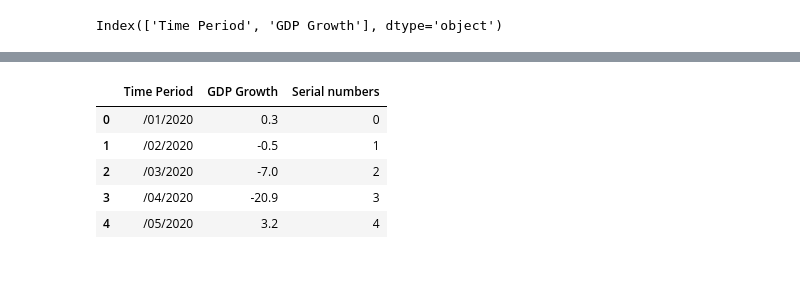
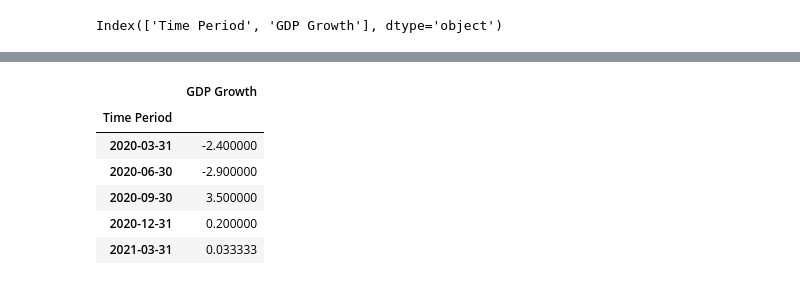
Before and after one commit to chaitnaya0119/Recession_analysis, a Jupyter notebook: Recession_Analysis.ipynb, the cells around one changed output, grey strips where cells are left out. Cells and saved outputs as stored; diff of their text form; code cells hidden in the pictures.

```diff
--- a/Recession_Analysis.ipynb
+++ b/Recession_Analysis.ipynb
@@ -81,14 +81,17 @@ fig.update_layout(title='GDP Growth over Time',
 fig.show()
 # %% [output]
 [interactive output not drawn]
-# %%
-data['Serial numbers'] = np.arange(0,36,1)
-# %%
-data.head()
-# %% [output]
-|  | Time Period | GDP Growth | Serial numbers |
-| 0 | /01/2020 | 0.3 | 0 |
-| 1 | /02/2020 | -0.5 | 1 |
-| 2 | /03/2020 | -7.0 | 2 |
-| 3 | /04/2020 | -20.9 | 3 |
-| 4 | /05/2020 | 3.2 | 4 |
+# %%
+# Convert monthly data to quarterly data using resample method
+data['Time Period'] = pd.to_datetime(data['Time Period'], format='/%m/%Y')
+data.set_index('Time Period', inplace=True)
+quarterly_data = data.resample('Q').mean()
+quarterly_data.head()
+# %% [output]
+|  | GDP Growth |
+| Time Period |  |
+| 2020-03-31 | -2.400000 |
+| 2020-06-30 | -2.900000 |
+| 2020-09-30 | 3.500000 |
+| 2020-12-31 | 0.200000 |
+| 2021-03-31 | 0.033333 |
```
Also changed, not shown: parts of 2 cells of this notebook.
